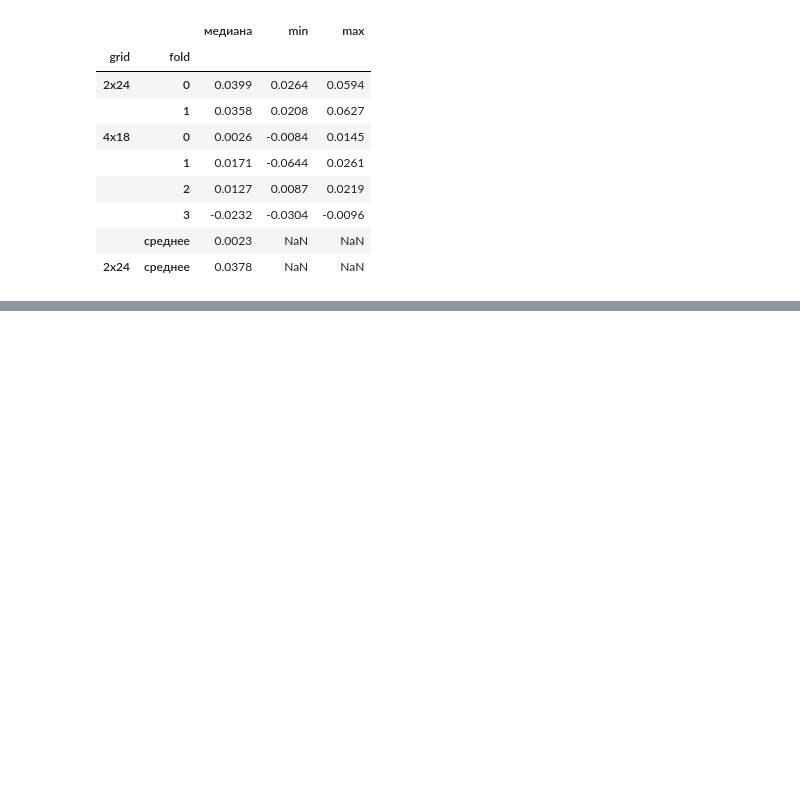
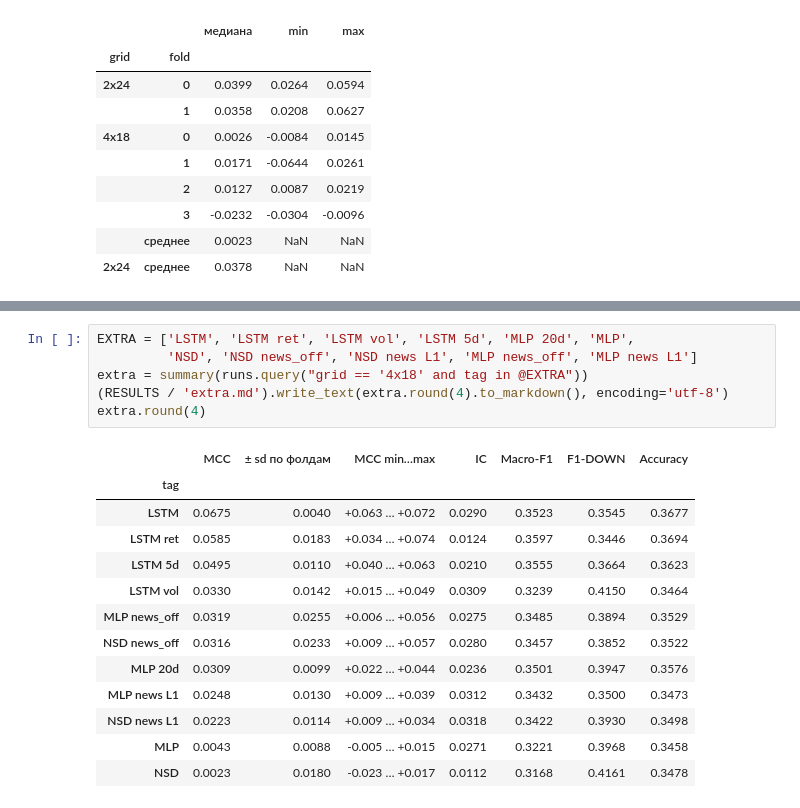
Before and after one commit to SwanGibbon/CourseWork, a Jupyter notebook: 03_results.ipynb, the cells around one changed output, grey strips where cells are left out. Cells and saved outputs as stored; diff of their text form; blank space fills up the shorter version.

```diff
--- a/03_results.ipynb
+++ b/03_results.ipynb
@@ -429,0 +428,20 @@ grid_cmp.round(4)
+# %%
+EXTRA = ['LSTM', 'LSTM ret', 'LSTM vol', 'LSTM 5d', 'MLP 20d', 'MLP',
+         'NSD', 'NSD news_off', 'NSD news L1', 'MLP news_off', 'MLP news L1']
+extra = summary(runs.query("grid == '4x18' and tag in @EXTRA"))
+(RESULTS / 'extra.md').write_text(extra.round(4).to_markdown(), encoding='utf-8')
+extra.round(4)
+# %% [output]
+|  | MCC | ± sd по фолдам | MCC min…max | IC | Macro-F1 | F1-DOWN | Accuracy |
+| tag |  |  |  |  |  |  |  |
+| LSTM | 0.0675 | 0.0040 | +0.063 … +0.072 | 0.0290 | 0.3523 | 0.3545 | 0.3677 |
+| LSTM ret | 0.0585 | 0.0183 | +0.034 … +0.074 | 0.0124 | 0.3597 | 0.3446 | 0.3694 |
+| LSTM 5d | 0.0495 | 0.0110 | +0.040 … +0.063 | 0.0210 | 0.3555 | 0.3664 | 0.3623 |
+| LSTM vol | 0.0330 | 0.0142 | +0.015 … +0.049 | 0.0309 | 0.3239 | 0.4150 | 0.3464 |
+| MLP news_off | 0.0319 | 0.0255 | +0.006 … +0.056 | 0.0275 | 0.3485 | 0.3894 | 0.3529 |
+| NSD news_off | 0.0316 | 0.0233 | +0.009 … +0.057 | 0.0280 | 0.3457 | 0.3852 | 0.3522 |
+| MLP 20d | 0.0309 | 0.0099 | +0.022 … +0.044 | 0.0236 | 0.3501 | 0.3947 | 0.3576 |
+| MLP news L1 | 0.0248 | 0.0130 | +0.009 … +0.039 | 0.0312 | 0.3432 | 0.3500 | 0.3473 |
+| NSD news L1 | 0.0223 | 0.0114 | +0.009 … +0.034 | 0.0318 | 0.3422 | 0.3930 | 0.3498 |
+| MLP | 0.0043 | 0.0088 | -0.005 … +0.015 | 0.0271 | 0.3221 | 0.3968 | 0.3458 |
+| NSD | 0.0023 | 0.0180 | -0.023 … +0.017 | 0.0112 | 0.3168 | 0.4161 | 0.3478 |
```
Also changed, not shown: parts of 8 cells of this notebook, 3 other files.
